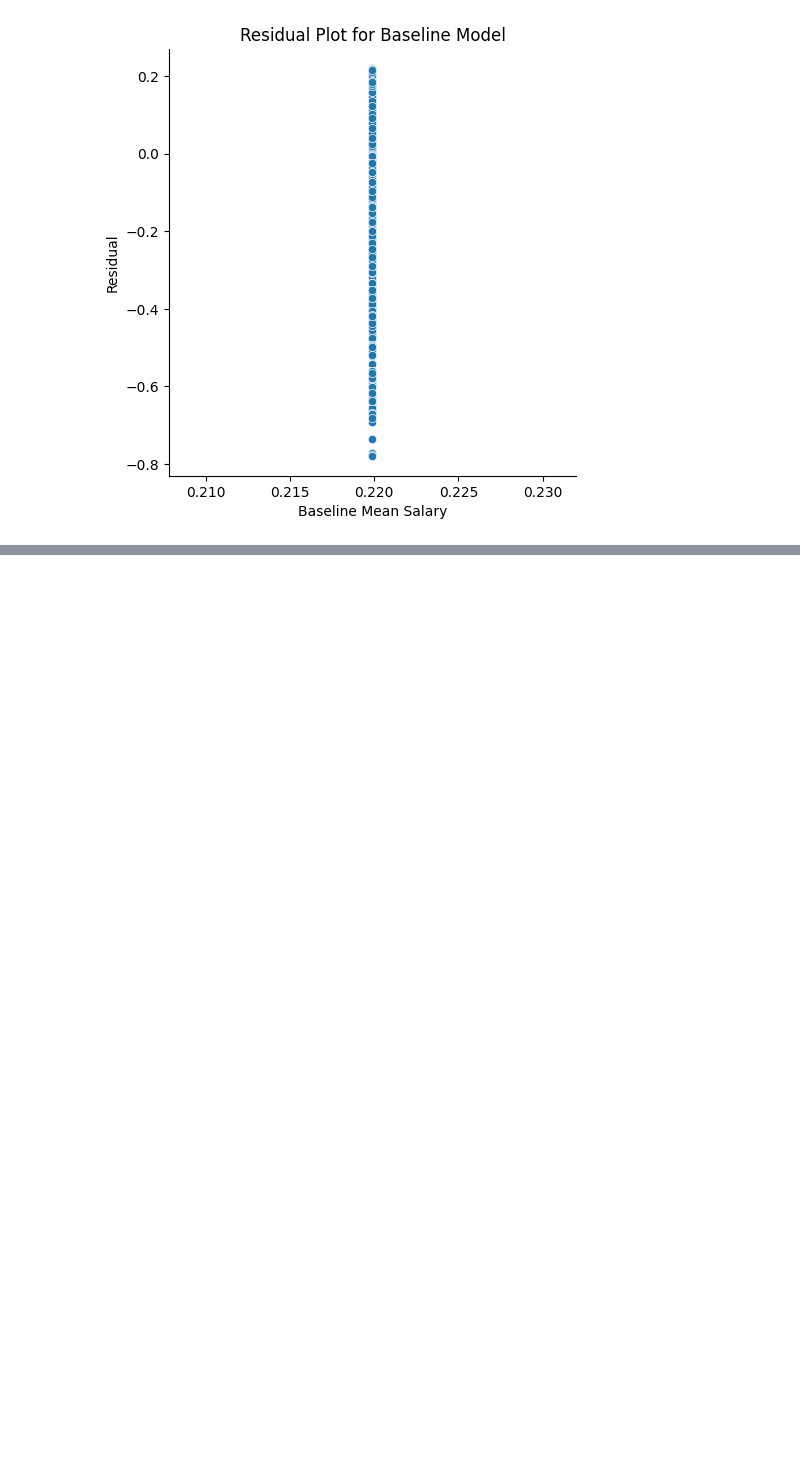
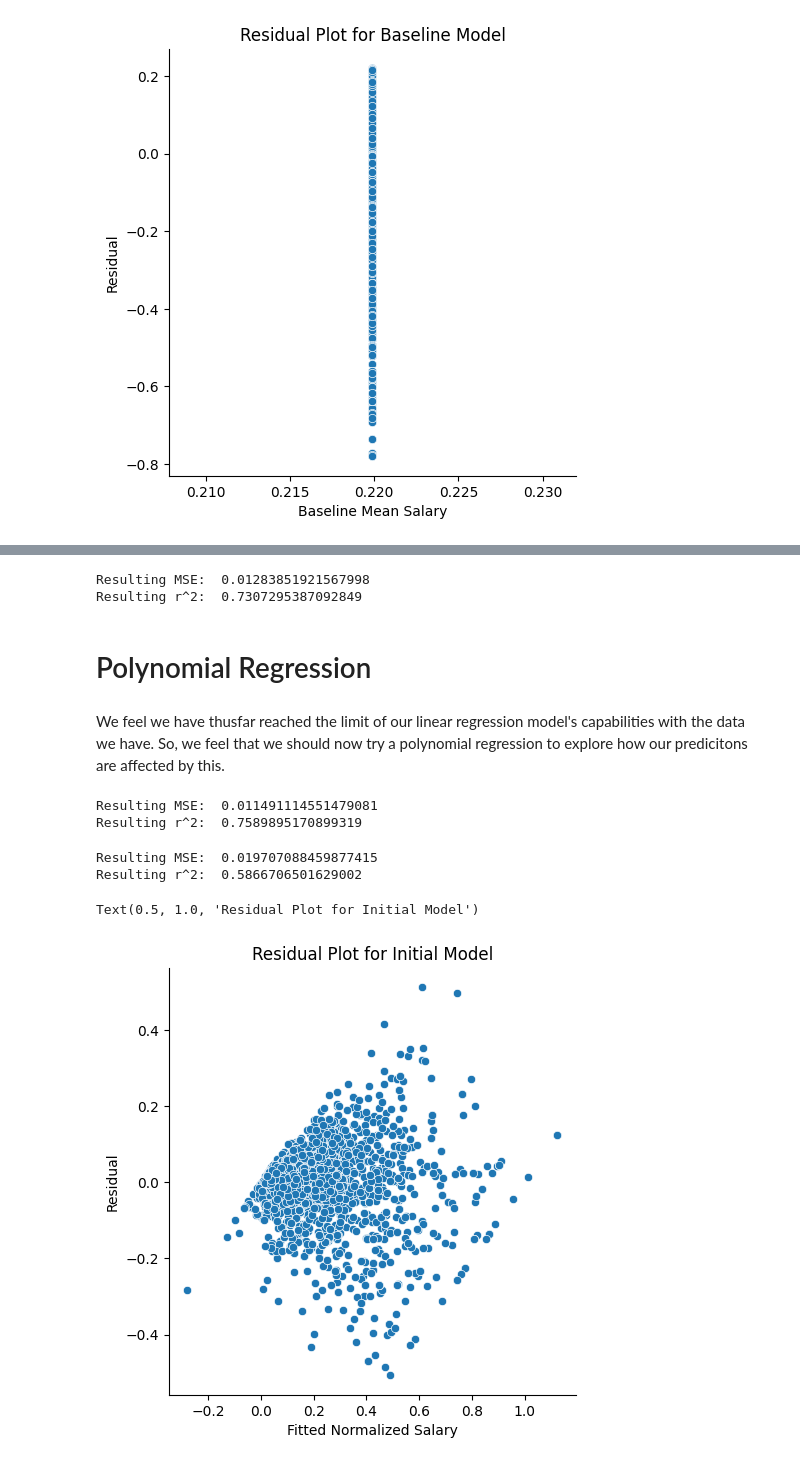
Before and after one commit to stephaanieyou/216project, a Jupyter notebook: performance.ipynb, the cells around one changed output, grey strips where cells are left out. Cells and saved outputs as stored; diff of their text form; code cells hidden in the pictures; blank space fills up the shorter version.

Commit message:
Linear Regression Modified, Polynomial Regression added, Classifier in Progress

```diff
--- a/performance.ipynb
+++ b/performance.ipynb
@@ -236,0 +304,7 @@ plt.savefig('resplotbaselinemodel')
+# %%
+data.drop(['career_eFG%', 'career_AST'], axis = 1, inplace = True)
+data = data.join(draft_pick)
+data['draft_pick'] = data['draft_pick'].str.extract('(^\d+)')
+data['draft_pick'] = data['draft_pick'].astype(float)
+data.dtypes
+data['draft_pick'].notnull().sum()
@@ -236,0 +315,2 @@ plt.savefig('resplotbaselinemodel')
+# %%
+data.drop('draft_pick', axis = 1, inplace=True)
@@ -236,0 +319,57 @@ plt.savefig('resplotbaselinemodel')
+# %%
+train_data, test_data, train_target, test_target = train_test_split(
+    data, target, test_size=0.7, random_state=999)
+# %%
+linear_model_f = LinearRegression()
+linear_model_f.fit(X=train_data,y=train_target)
+predicted_f = linear_model_f.predict(test_data)
+
+model_mse_f = mean_squared_error(test_target, predicted_f)
+model_r2_f = r2_score(test_target, predicted_f)
+
+print('Resulting MSE: ', model_mse_f, '\nResulting r^2: ', model_r2_f, "\n")
+# %% [output]
+Resulting MSE:  0.01283851921567998
+Resulting r^2:  0.7307295387092849
+# %% [markdown]
+# Polynomial Regression
+# %% [markdown]
+We feel we have thusfar reached the limit of our linear regression model's capabilities with the data we have. So, we feel that we should now try a polynomial regression to explore how our predicitons are affected by this.
+# %%
+from sklearn.preprocessing import PolynomialFeatures
+poly_data_train = PolynomialFeatures(2, include_bias=False).fit_transform(train_data)
+poly_data_test = PolynomialFeatures(2, include_bias=False).fit_transform(test_data)
+
+quadratic_model = LinearRegression()
+quadratic_model.fit(X=poly_data_train, y = train_target)
+predicted_quad = quadratic_model.predict(poly_data_test)
+
+model_mse_quad = mean_squared_error(test_target, predicted_quad)
+model_r2_quad = r2_score(test_target, predicted_quad)
+print('Resulting MSE: ', model_mse_quad, '\nResulting r^2: ', model_r2_quad, "\n")
+# %% [output]
+Resulting MSE:  0.011491114551479081
+Resulting r^2:  0.7589895170899319
+# %%
+cubic_data_train = PolynomialFeatures(3, include_bias=False).fit_transform(train_data)
+cubic_data_test = PolynomialFeatures(3, include_bias=False).fit_transform(test_data)
+
+cubic_model = LinearRegression()
+cubic_model.fit(X=cubic_data_train, y = train_target)
+predicted_cubic = cubic_model.predict(cubic_data_test)
+
+model_mse_cubic = mean_squared_error(test_target, predicted_cubic)
+model_r2_cubic = r2_score(test_target, predicted_cubic)
+print('Resulting MSE: ', model_mse_cubic, '\nResulting r^2: ', model_r2_cubic, "\n")
+# %% [output]
+Resulting MSE:  0.019707088459877415
+Resulting r^2:  0.5866706501629002
+# %%
+res2 = sns.relplot(x=predicted_quad,y=predicted_quad-test_target)
+res2.set_xlabels('Fitted Normalized Salary')
+res2.set_ylabels('Residual')
+plt.title('Residual Plot for Initial Model')
+# plt.savefig('resplotinitialmodel')
+# %% [output]
+Text(0.5, 1.0, 'Residual Plot for Initial Model')
+[figure, added]
```
Also changed, not shown: parts of 14 cells of this notebook, 4 other files.
